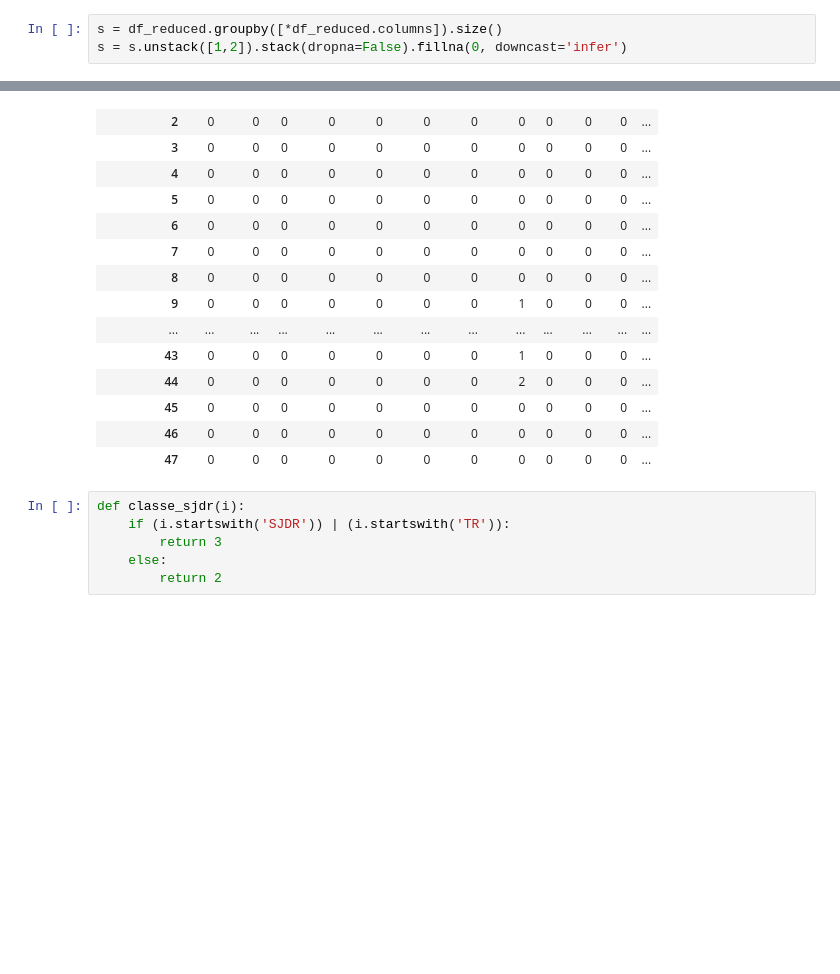
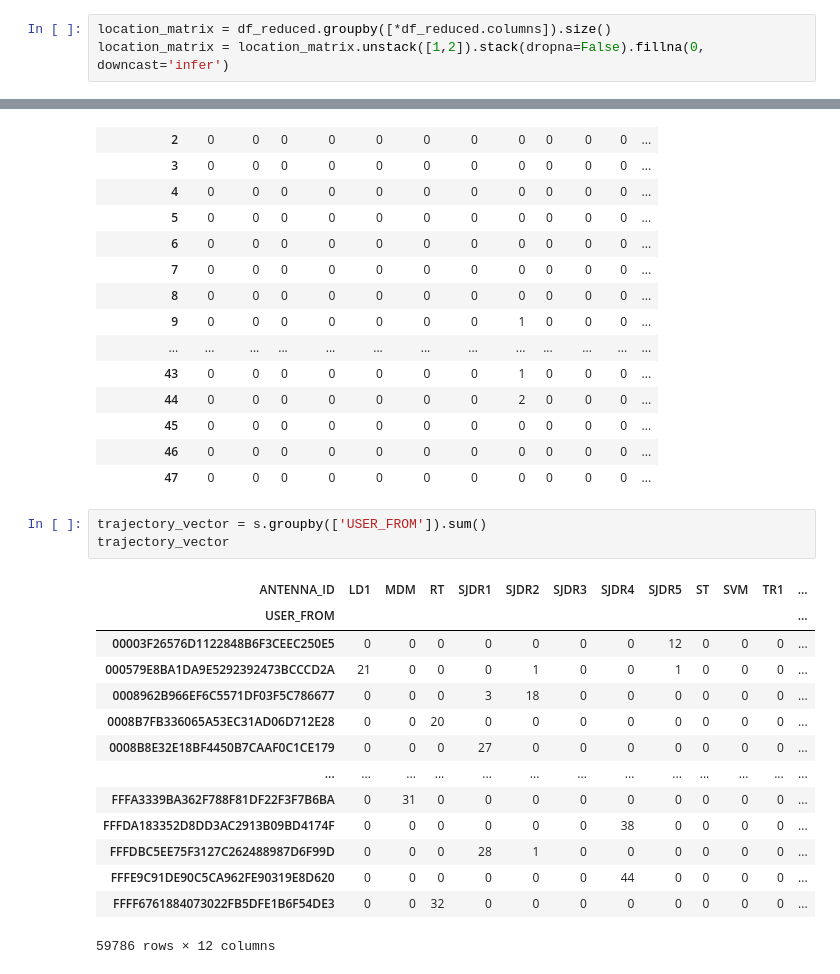
Before and after one commit to ghmc91/Projeto_Mestrado, a Jupyter notebook: Location_Matrix.ipynb, the cells around one changed output, grey strips where cells are left out. Saved outputs shown, nothing was run; the diff lists cells and outputs as text; blank space fills up the shorter version.

```diff
--- a/Location_Matrix.ipynb
+++ b/Location_Matrix.ipynb
@@ -18,5 +22,5 @@ df.loc[(df['DAY_OF_WEEK'] == 'Saturday') | (df['DAY_OF_WEEK'] == 'Sunday'), 'TIM
 # %%
 df_reduced = df[['USER_FROM', 'ANTENNA_ID', 'TIME_RANGE']]
 # %%
-s = df_reduced.groupby([*df_reduced.columns]).size()
-s = s.unstack([1,2]).stack(dropna=False).fillna(0, downcast='infer')
+location_matrix = df_reduced.groupby([*df_reduced.columns]).size()
+location_matrix = location_matrix.unstack([1,2]).stack(dropna=False).fillna(0, downcast='infer')
@@ -41,9 +62,21 @@ s.loc['00003F26576D1122848B6F3CEEC250E5']
 | 45 | 0 | 0 | 0 | 0 | 0 | 0 | 0 | 0 | 0 | 0 | 0 | ... |
 | 46 | 0 | 0 | 0 | 0 | 0 | 0 | 0 | 0 | 0 | 0 | 0 | ... |
 | 47 | 0 | 0 | 0 | 0 | 0 | 0 | 0 | 0 | 0 | 0 | 0 | ... |
-# %%
-def classe_sjdr(i):
-    if (i.startswith('SJDR')) | (i.startswith('TR')):
-        return 3
-    else:
-        return 2
+# %%
+trajectory_vector = s.groupby(['USER_FROM']).sum()
+trajectory_vector
+# %% [output]
+| ANTENNA_ID | LD1 | MDM | RT | SJDR1 | SJDR2 | SJDR3 | SJDR4 | SJDR5 | ST | SVM | TR1 | ... |
+| USER_FROM |  |  |  |  |  |  |  |  |  |  |  | ... |
+| 00003F26576D1122848B6F3CEEC250E5 | 0 | 0 | 0 | 0 | 0 | 0 | 0 | 12 | 0 | 0 | 0 | ... |
+| 000579E8BA1DA9E5292392473BCCCD2A | 21 | 0 | 0 | 0 | 1 | 0 | 0 | 1 | 0 | 0 | 0 | ... |
+| 0008962B966EF6C5571DF03F5C786677 | 0 | 0 | 0 | 3 | 18 | 0 | 0 | 0 | 0 | 0 | 0 | ... |
+| 0008B7FB336065A53EC31AD06D712E28 | 0 | 0 | 20 | 0 | 0 | 0 | 0 | 0 | 0 | 0 | 0 | ... |
+| 0008B8E32E18BF4450B7CAAF0C1CE179 | 0 | 0 | 0 | 27 | 0 | 0 | 0 | 0 | 0 | 0 | 0 | ... |
+| ... | ... | ... | ... | ... | ... | ... | ... | ... | ... | ... | ... | ... |
+| FFFA3339BA362F788F81DF22F3F7B6BA | 0 | 31 | 0 | 0 | 0 | 0 | 0 | 0 | 0 | 0 | 0 | ... |
+| FFFDA183352D8DD3AC2913B09BD4174F | 0 | 0 | 0 | 0 | 0 | 0 | 38 | 0 | 0 | 0 | 0 | ... |
+| FFFDBC5EE75F3127C262488987D6F99D | 0 | 0 | 0 | 28 | 1 | 0 | 0 | 0 | 0 | 0 | 0 | ... |
+| FFFE9C91DE90C5CA962FE90319E8D620 | 0 | 0 | 0 | 0 | 0 | 0 | 44 | 0 | 0 | 0 | 0 | ... |
+| FFFF6761884073022FB5DFE1B6F54DE3 | 0 | 0 | 32 | 0 | 0 | 0 | 0 | 0 | 0 | 0 | 0 | ... |
+59786 rows × 12 columns
```
Also changed, not shown: parts of 2 cells of this notebook, 1 other file.
